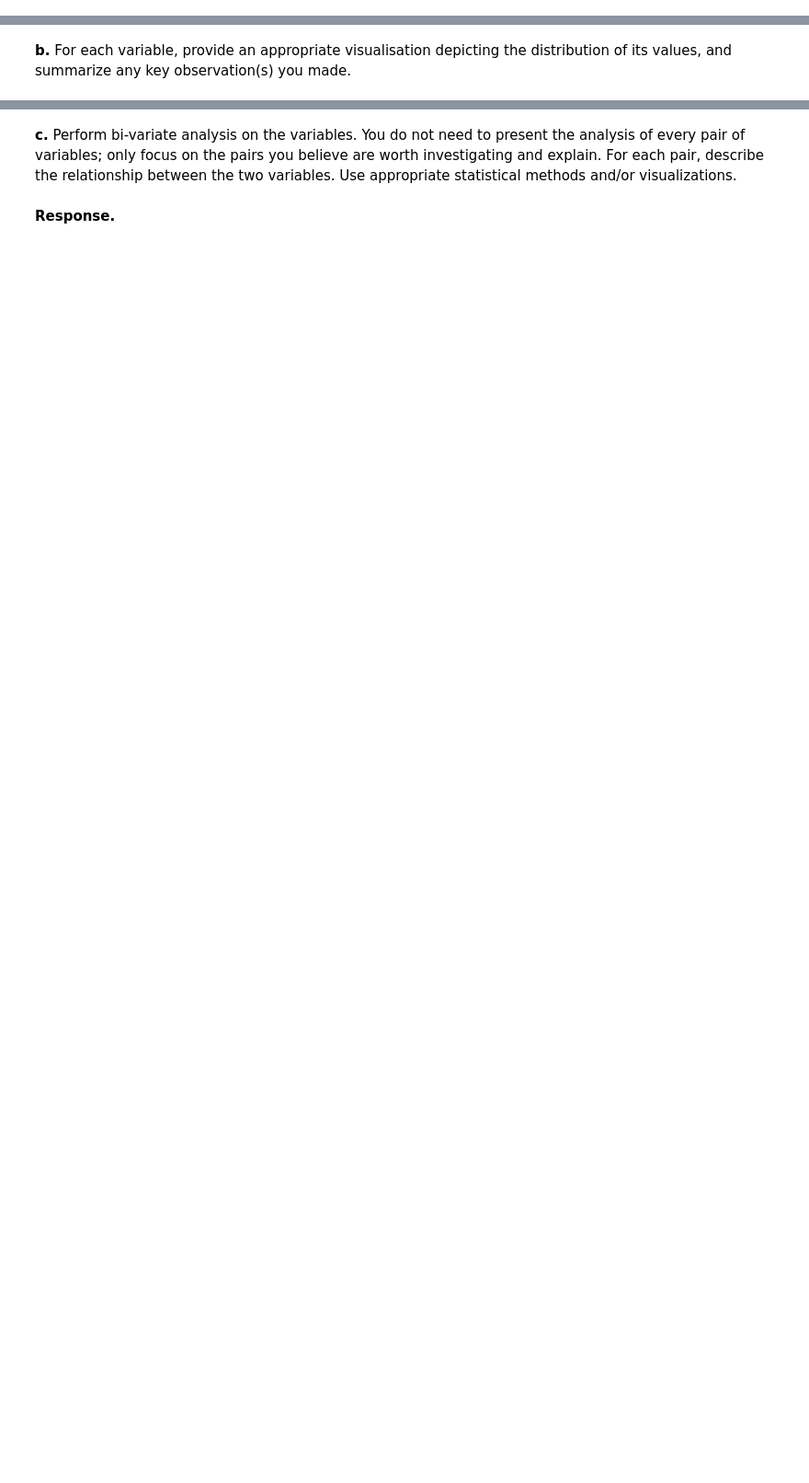
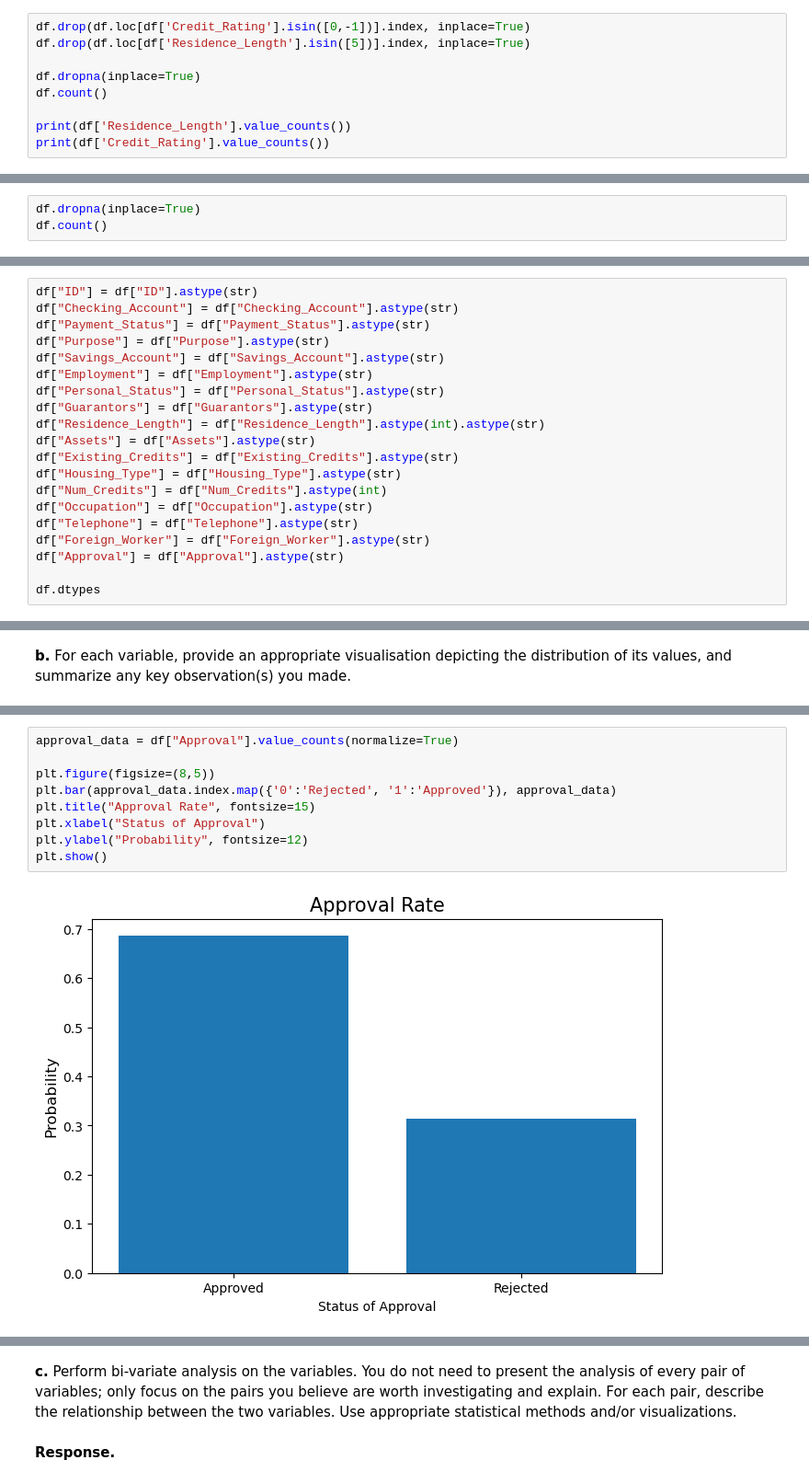
Before and after one commit to Bk49/CS105-Project, a Jupyter notebook: CS105 Project Submission Part I 2023.ipynb, the cells around one changed output, grey strips where cells are left out. Shown at 92% size. Cells and saved outputs as stored; diff of their text form; blank space fills up the shorter version.

```diff
--- a/CS105 Project Submission Part I 2023.ipynb
+++ b/CS105 Project Submission Part I 2023.ipynb
@@ -423,0 +437,9 @@ Name: Residence_Length, dtype: int64
+# %%
+df.drop(df.loc[df['Credit_Rating'].isin([0,-1])].index, inplace=True)
+df.drop(df.loc[df['Residence_Length'].isin([5])].index, inplace=True)
+
+df.dropna(inplace=True)
+df.count()
+
+print(df['Residence_Length'].value_counts())
+print(df['Credit_Rating'].value_counts())
@@ -423,0 +466,3 @@ Name: Residence_Length, dtype: int64
+# %%
+df.dropna(inplace=True)
+df.count()
@@ -429,0 +493,20 @@ Name: Residence_Length, dtype: int64
+# %%
+df["ID"] = df["ID"].astype(str)
+df["Checking_Account"] = df["Checking_Account"].astype(str)
+df["Payment_Status"] = df["Payment_Status"].astype(str)
+df["Purpose"] = df["Purpose"].astype(str)
+df["Savings_Account"] = df["Savings_Account"].astype(str)
+df["Employment"] = df["Employment"].astype(str)
+df["Personal_Status"] = df["Personal_Status"].astype(str)
+df["Guarantors"] = df["Guarantors"].astype(str)
+df["Residence_Length"] = df["Residence_Length"].astype(int).astype(str)
+df["Assets"] = df["Assets"].astype(str)
+df["Existing_Credits"] = df["Existing_Credits"].astype(str)
+df["Housing_Type"] = df["Housing_Type"].astype(str)
+df["Num_Credits"] = df["Num_Credits"].astype(int)
+df["Occupation"] = df["Occupation"].astype(str)
+df["Telephone"] = df["Telephone"].astype(str)
+df["Foreign_Worker"] = df["Foreign_Worker"].astype(str)
+df["Approval"] = df["Approval"].astype(str)
+
+df.dtypes
@@ -439,0 +576,11 @@ Name: Residence_Length, dtype: int64
+# %%
+approval_data = df["Approval"].value_counts(normalize=True)
+
+plt.figure(figsize=(8,5))
+plt.bar(approval_data.index.map({'0':'Rejected', '1':'Approved'}), approval_data)
+plt.title("Approval Rate", fontsize=15)
+plt.xlabel("Status of Approval")
+plt.ylabel("Probability", fontsize=12)
+plt.show()
+# %% [output]
+[figure, added]
```
Also changed, not shown: parts of 38 cells of this notebook.
